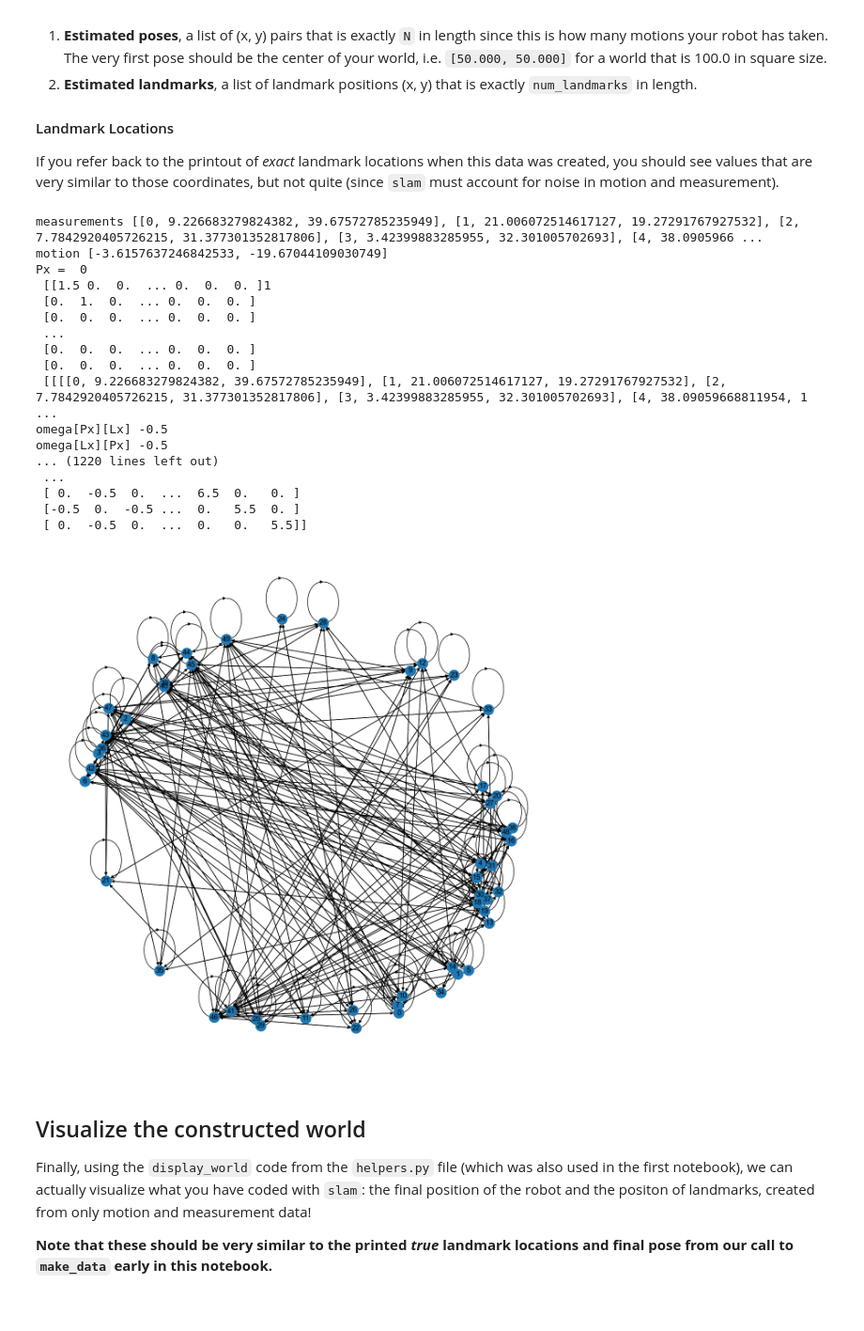
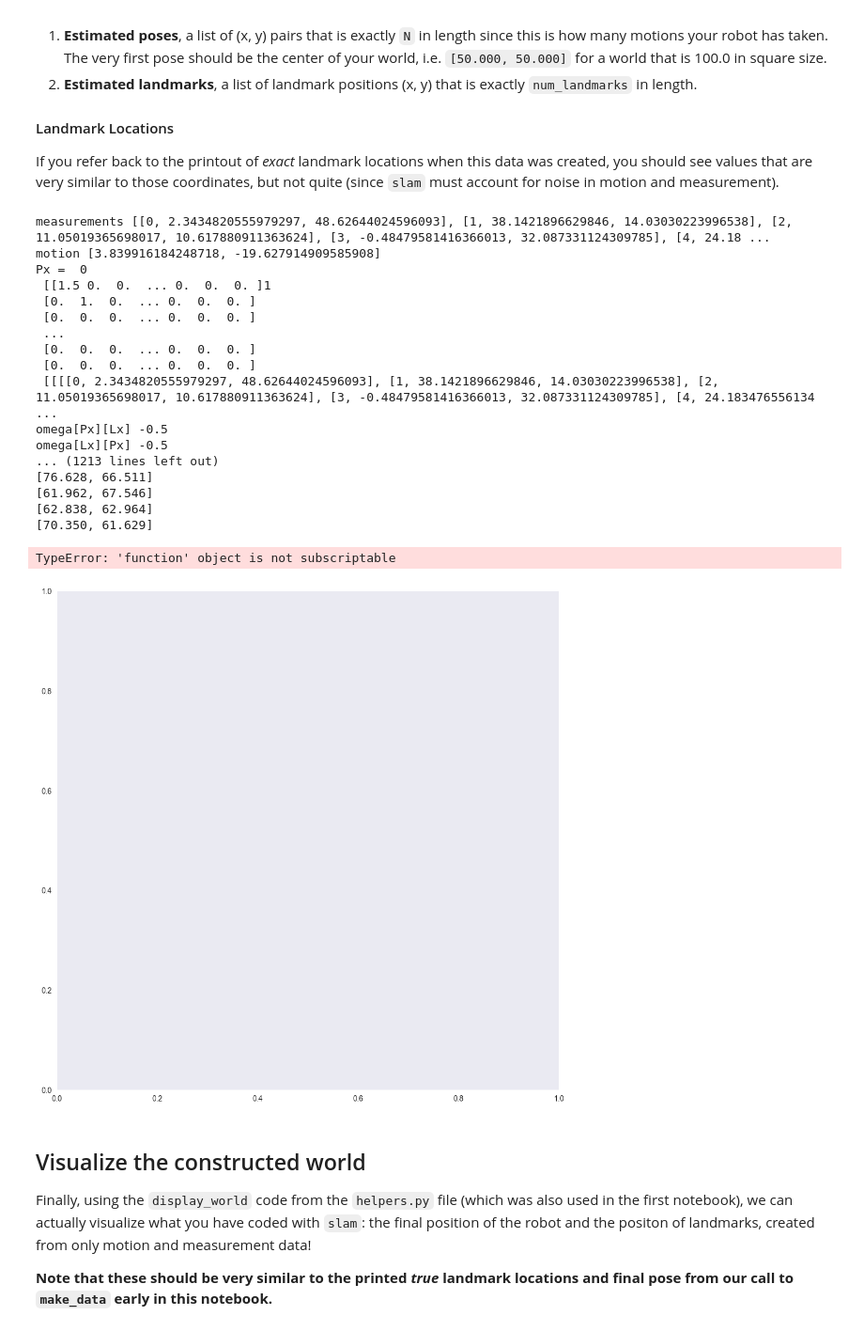
Before and after one commit to kuubi3d-udacity/cv_landmark, a Jupyter notebook: notes/3. Landmark_marwa_notes.ipynb, the cells around one changed output. Shown at 94% size. Cells and saved outputs as stored; diff of their text form; code cells hidden in the pictures.

```diff
--- a/notes/3. Landmark_marwa_notes.ipynb
+++ b/notes/3. Landmark_marwa_notes.ipynb
@@ -501,46 +501,45 @@ if(mu is not None):
     # get the lists of poses and landmarks
     # and print them out
     poses, landmarks = get_poses_landmarks(mu, N)
     print_all(poses, landmarks)
 
 
 G=nx.DiGraph(omega)
 A=nx.to_numpy_matrix(G)
 
 plt.rcParams["figure.figsize"] = (12,12)
-'''
+
 pos = nx.kamada_kawai_layout
 
 node_options = {"node_color": "black", "node_size": 30}
-
 edge_options = {"width": .50, "alpha": .5, "edge_color": "black"}
 
 nx.draw_networkx_nodes(G, pos, **node_options)
+#nx.draw_networkx_edges(G, pos, **edge_options)
 
-nx.draw_networkx_edges(G, pos, **edge_options)
-'''
 nx.draw(G, with_labels=1)
 #print('A', A)
 #plt.show()
 # %% [output]
-measurements [[0, 9.226683279824382, 39.67572785235949], [1, 21.006072514617127, 19.27291767927532], [2, 7.7842920405726215, 31.377301352817806], [3, 3.42399883285955, 32.301005702693], [4, 38.0905966 ...
-motion [-3.6157637246842533, -19.67044109030749]
+measurements [[0, 2.3434820555979297, 48.62644024596093], [1, 38.1421896629846, 14.03030223996538], [2, 11.05019365698017, 10.617880911363624], [3, -0.48479581416366013, 32.087331124309785], [4, 24.18 ...
+motion [3.839916184248718, -19.627914909585908]
 Px =  0
  [[1.5 0.  0.  ... 0.  0.  0. ]1
  [0.  1.  0.  ... 0.  0.  0. ]
  [0.  0.  0.  ... 0.  0.  0. ]
  ...
  [0.  0.  0.  ... 0.  0.  0. ]
  [0.  0.  0.  ... 0.  0.  0. ]
- [[[[0, 9.226683279824382, 39.67572785235949], [1, 21.006072514617127, 19.27291767927532], [2, 7.7842920405726215, 31.377301352817806], [3, 3.42399883285955, 32.301005702693], [4, 38.09059668811954, 1 ...
+ [[[[0, 2.3434820555979297, 48.62644024596093], [1, 38.1421896629846, 14.03030223996538], [2, 11.05019365698017, 10.617880911363624], [3, -0.48479581416366013, 32.087331124309785], [4, 24.183476556134 ...
 omega[Px][Lx] -0.5
 omega[Lx][Px] -0.5
-... (1220 lines left out)
- ...
- [ 0.  -0.5  0.  ...  6.5  0.   0. ]
- [-0.5  0.  -0.5 ...  0.   5.5  0. ]
- [ 0.  -0.5  0.  ...  0.   0.   5.5]]
+... (1213 lines left out)
+[76.628, 66.511]
+[61.962, 67.546]
+[62.838, 62.964]
+[70.350, 61.629]
+TypeError: 'function' object is not subscriptable
-[figure, old version]
+[figure, new version]
 # %% [markdown]
 ## Visualize the constructed world
 
```
Also changed, not shown: parts of 3 cells of this notebook.
